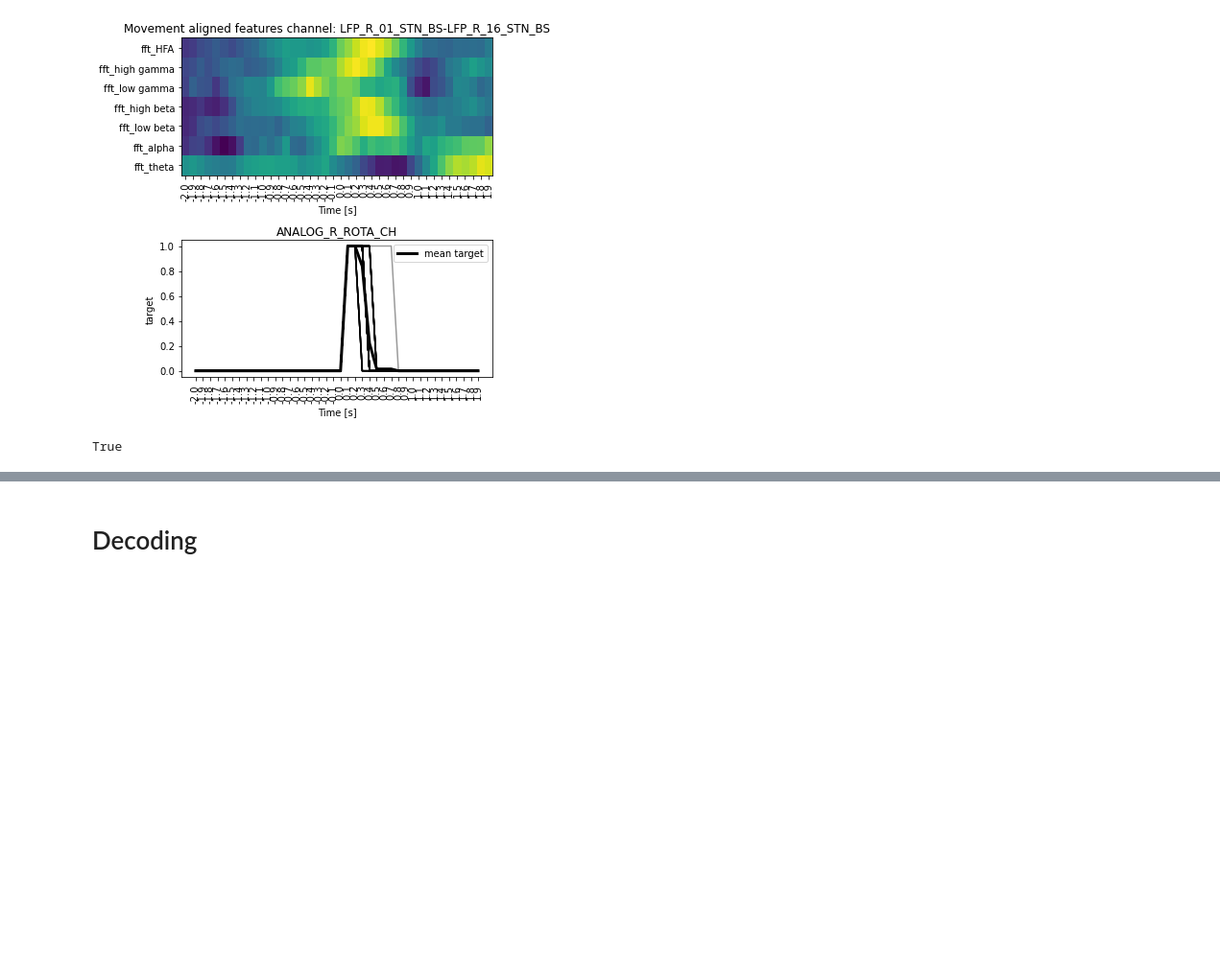
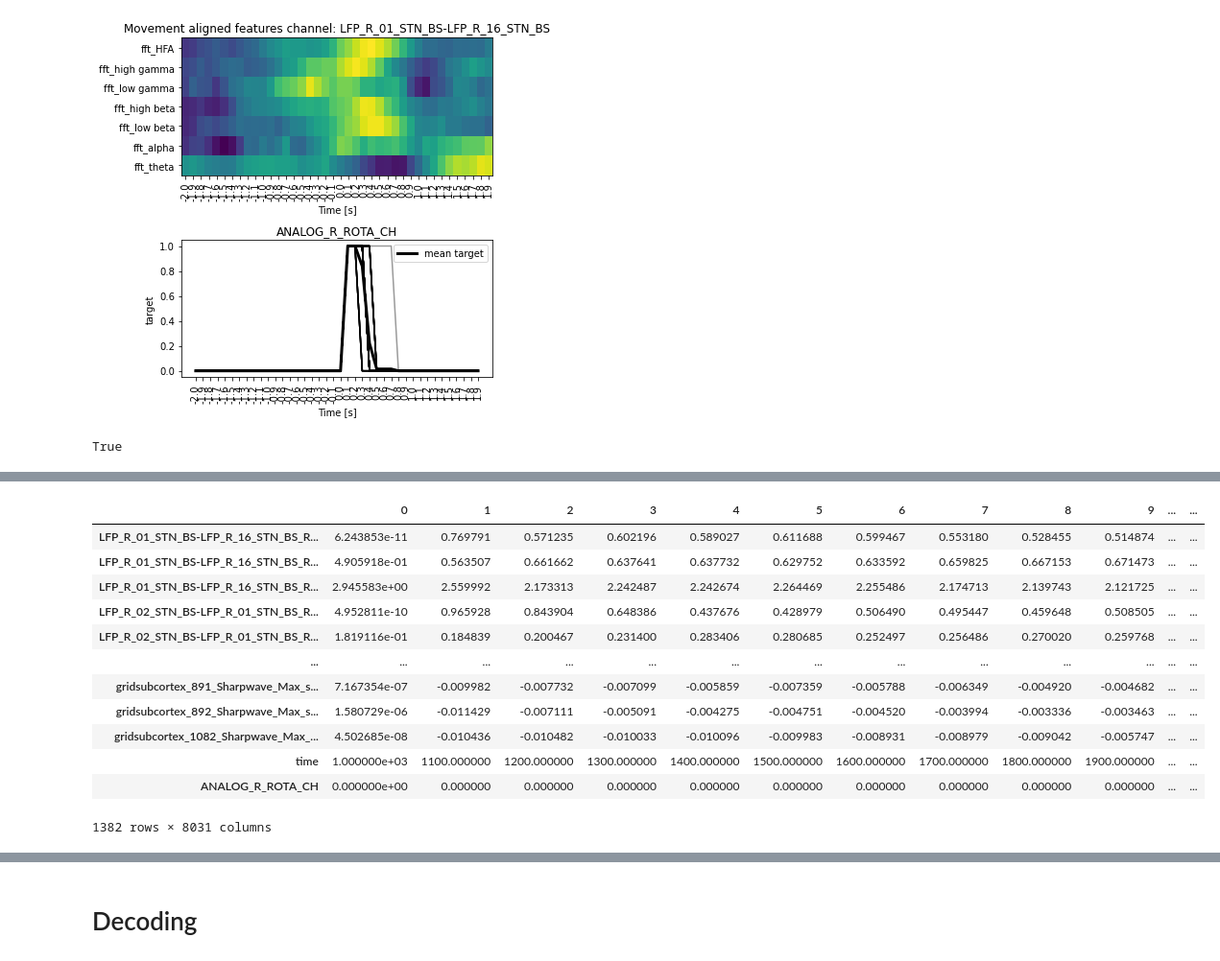
Before and after one commit to richardkoehler/py_neuromodulation, a Jupyter notebook: examples/example_decodingML.ipynb, the cells around one changed output, grey strips where cells are left out. Shown at 96% size. Cells and saved outputs as stored; diff of their text form; code cells hidden in the pictures; blank space fills up the shorter version.

```diff
--- a/examples/example_decodingML.ipynb
+++ b/examples/example_decodingML.ipynb
@@ -138,0 +157,16 @@ True
+# %%
+df.T
+# %% [output]
+|  | 0 | 1 | 2 | 3 | 4 | 5 | 6 | 7 | 8 | 9 | ... | ... |
+| LFP_R_01_STN_BS-LFP_R_16_STN_BS_R... | 6.243853e-11 | 0.769791 | 0.571235 | 0.602196 | 0.589027 | 0.611688 | 0.599467 | 0.553180 | 0.528455 | 0.514874 | ... | ... |
+| LFP_R_01_STN_BS-LFP_R_16_STN_BS_R... | 4.905918e-01 | 0.563507 | 0.661662 | 0.637641 | 0.637732 | 0.629752 | 0.633592 | 0.659825 | 0.667153 | 0.671473 | ... | ... |
+| LFP_R_01_STN_BS-LFP_R_16_STN_BS_R... | 2.945583e+00 | 2.559992 | 2.173313 | 2.242487 | 2.242674 | 2.264469 | 2.255486 | 2.174713 | 2.139743 | 2.121725 | ... | ... |
+| LFP_R_02_STN_BS-LFP_R_01_STN_BS_R... | 4.952811e-10 | 0.965928 | 0.843904 | 0.648386 | 0.437676 | 0.428979 | 0.506490 | 0.495447 | 0.459648 | 0.508505 | ... | ... |
+| LFP_R_02_STN_BS-LFP_R_01_STN_BS_R... | 1.819116e-01 | 0.184839 | 0.200467 | 0.231400 | 0.283406 | 0.280685 | 0.252497 | 0.256486 | 0.270020 | 0.259768 | ... | ... |
+| ... | ... | ... | ... | ... | ... | ... | ... | ... | ... | ... | ... | ... |
+| gridsubcortex_891_Sharpwave_Max_s... | 7.167354e-07 | -0.009982 | -0.007732 | -0.007099 | -0.005859 | -0.007359 | -0.005788 | -0.006349 | -0.004920 | -0.004682 | ... | ... |
+| gridsubcortex_892_Sharpwave_Max_s... | 1.580729e-06 | -0.011429 | -0.007111 | -0.005091 | -0.004275 | -0.004751 | -0.004520 | -0.003994 | -0.003336 | -0.003463 | ... | ... |
+| gridsubcortex_1082_Sharpwave_Max_... | 4.502685e-08 | -0.010436 | -0.010482 | -0.010033 | -0.010096 | -0.009983 | -0.008931 | -0.008979 | -0.009042 | -0.005747 | ... | ... |
+| time | 1.000000e+03 | 1100.000000 | 1200.000000 | 1300.000000 | 1400.000000 | 1500.000000 | 1600.000000 | 1700.000000 | 1800.000000 | 1900.000000 | ... | ... |
+| ANALOG_R_ROTA_CH | 0.000000e+00 | 0.000000 | 0.000000 | 0.000000 | 0.000000 | 0.000000 | 0.000000 | 0.000000 | 0.000000 | 0.000000 | ... | ... |
+1382 rows × 8031 columns
```
Also changed, not shown: parts of 12 cells of this notebook.
